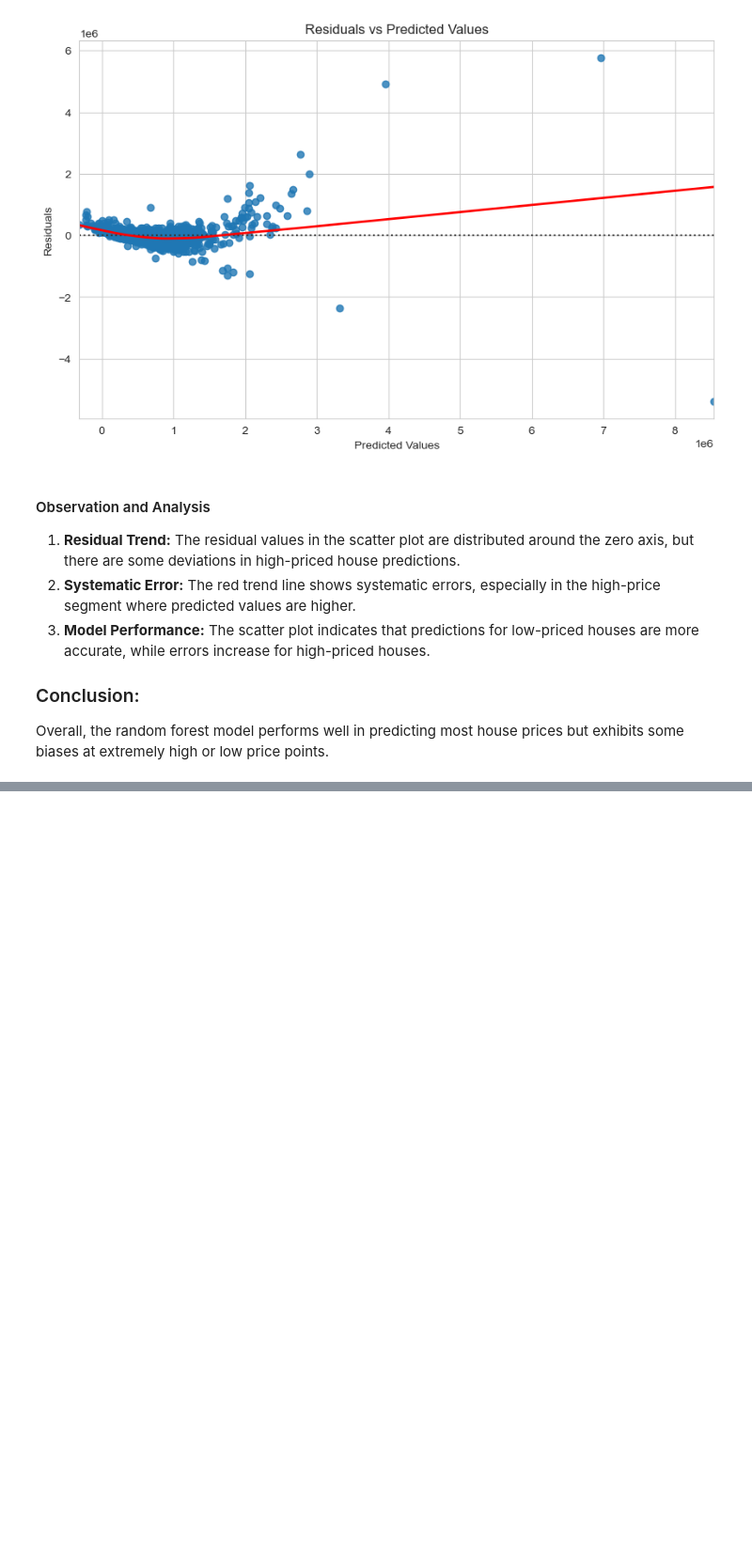
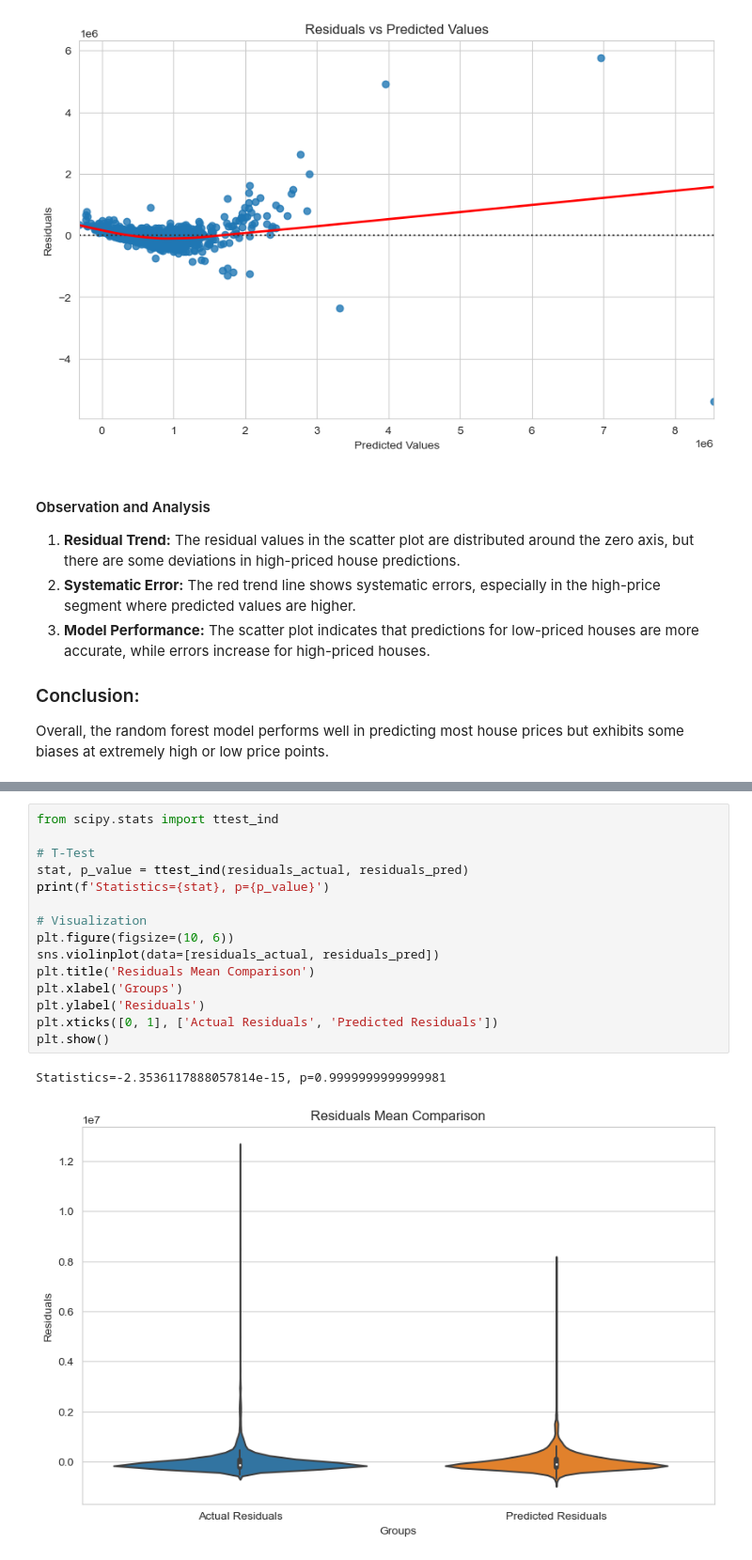
Before and after one commit to steve-yuan-8276/machine_learning, a Jupyter notebook: Austin _housing_Price/feather_engineering_prediction.ipynb, the cells around one changed output, grey strips where cells are left out. Shown at 94% size. Saved outputs shown, nothing was run; the diff lists cells and outputs as text; blank space fills up the shorter version.

```diff
--- a/Austin _housing_Price/feather_engineering_prediction.ipynb
+++ b/Austin _housing_Price/feather_engineering_prediction.ipynb
@@ -432,0 +513,18 @@ Overall, the random forest model performs well in predicting most house prices b
+# %%
+from scipy.stats import ttest_ind
+
+# T-Test
+stat, p_value = ttest_ind(residuals_actual, residuals_pred)
+print(f'Statistics={stat}, p={p_value}')
+
+# Visualization
+plt.figure(figsize=(10, 6))
+sns.violinplot(data=[residuals_actual, residuals_pred])
+plt.title('Residuals Mean Comparison')
+plt.xlabel('Groups')
+plt.ylabel('Residuals')
+plt.xticks([0, 1], ['Actual Residuals', 'Predicted Residuals'])
+plt.show()
+# %% [output]
+Statistics=-2.3536117888057814e-15, p=0.9999999999999981
+[figure, added]
```
Also changed, not shown: parts of 14 cells of this notebook.
